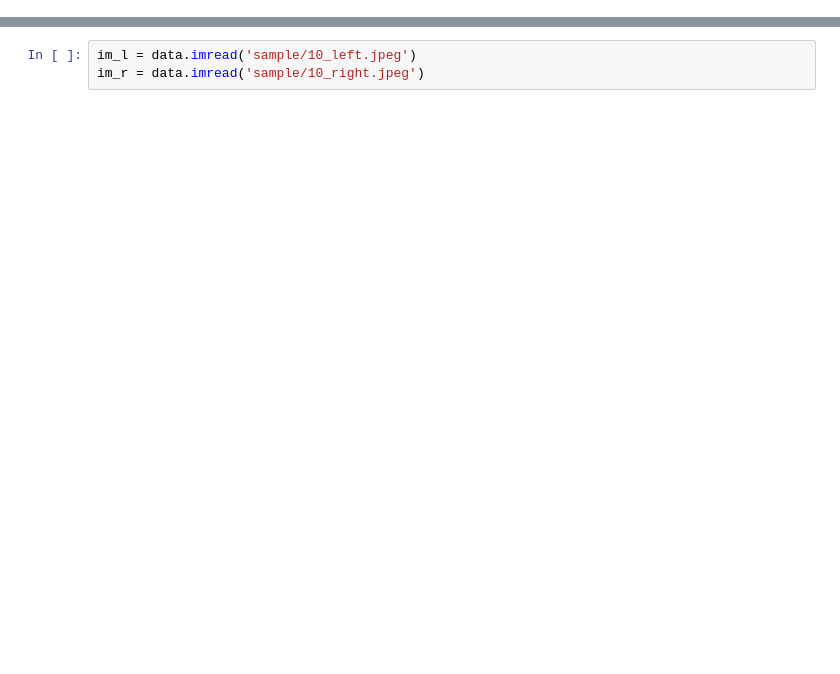
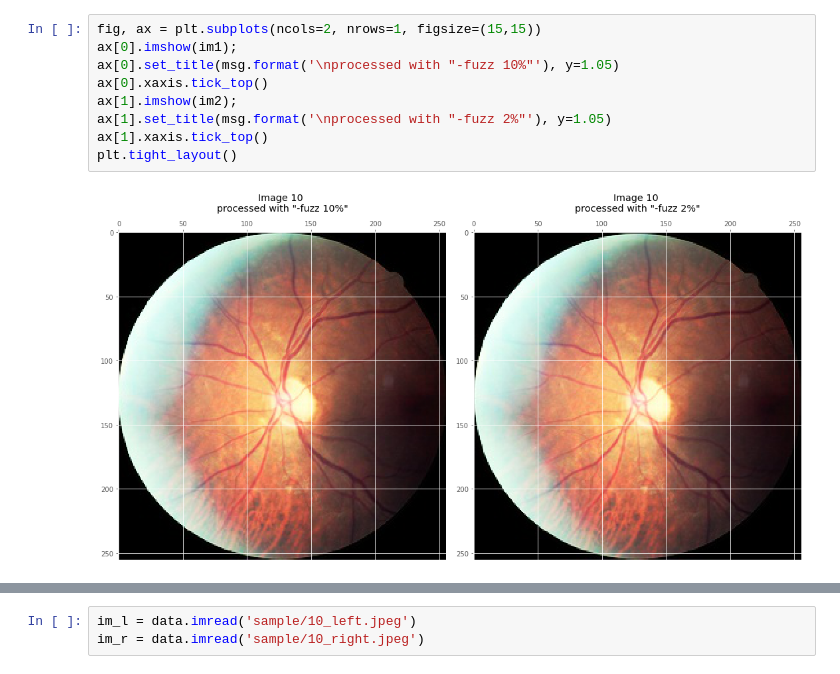
Before and after one commit to dtsmith2001/deep-learning, a Jupyter notebook: Retina.ipynb, the cells around one changed output, grey strips where cells are left out. Drawn from its saved outputs; the diff is of its cells as text; blank space fills up the shorter version.

```diff
--- a/Retina.ipynb
+++ b/Retina.ipynb
@@ -28,0 +49,11 @@ plt.imshow(im2)
+# %%
+fig, ax = plt.subplots(ncols=2, nrows=1, figsize=(15,15))
+ax[0].imshow(im1);
+ax[0].set_title(msg.format('\nprocessed with "-fuzz 10%"'), y=1.05)
+ax[0].xaxis.tick_top()
+ax[1].imshow(im2);
+ax[1].set_title(msg.format('\nprocessed with "-fuzz 2%"'), y=1.05)
+ax[1].xaxis.tick_top()
+plt.tight_layout()
+# %% [output]
+[figure, added]
```
Also changed, not shown: parts of 22 cells of this notebook, 1 other file.
